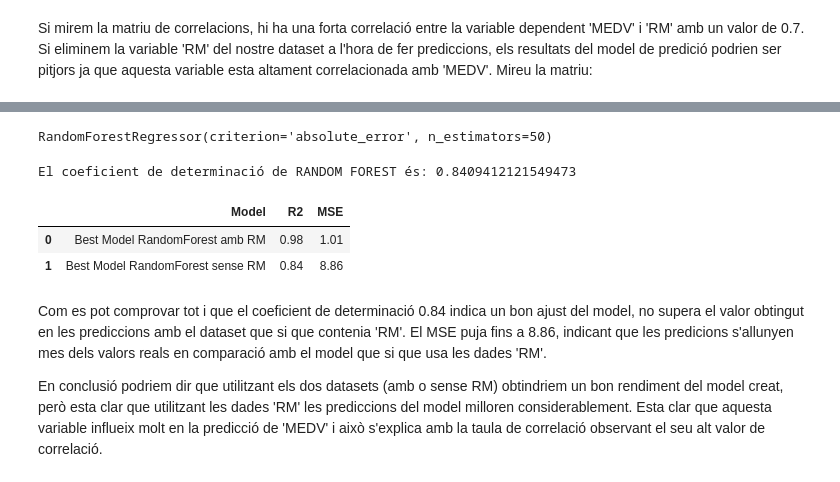
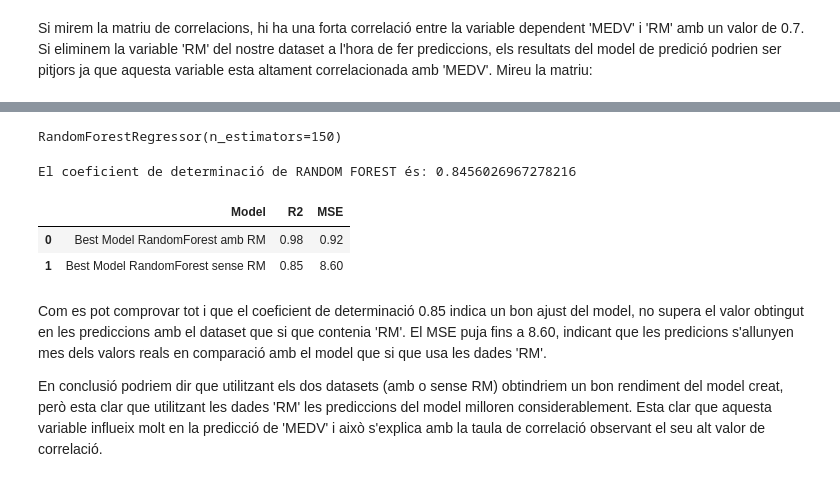
Before and after one commit to juliacasadevalldiaz/ML_regressions, a Jupyter notebook: Tasca M6 T01.ipynb, the cells around one changed output, grey strips where cells are left out. Cells and saved outputs as stored; diff of their text form; code cells hidden in the pictures.

```diff
--- a/Tasca M6 T01.ipynb
+++ b/Tasca M6 T01.ipynb
@@ -119,2 +102,17 @@ data.head(10)
-# %%
-data[["INDUS","NOX","AGE","RAD","TAX"]]=preprocessing.MinMaxScaler().fit_transform(data[["INDUS","NOX","AGE","RAD","TAX"]])
+# %%
+from sklearn.preprocessing import MinMaxScaler
+
+# Escalo les variables numériques
+scaler = MinMaxScaler()
+data[["INDUS", "NOX", "AGE", "RAD", "TAX"]] = scaler.fit_transform(data[["INDUS", "NOX", "AGE", "RAD", "TAX"]])
+
+# Creo variables dummy per a la columna "RAD"
+dummies = pd.get_dummies(data["RAD"], prefix="RAD", drop_first=True) # Afegeixo drop_first=True per evitar la multicolinealitat
+
+# Elimino la columna original "RAD"
+data.drop("RAD", axis=1, inplace=True)
+
+# Concateno les variables dummy al conjunt de dades
+data = pd.concat([data, dummies], axis=1)
+
+data.head(10)
@@ -272,7 +287,7 @@ parametres
 #Confirguro el Grid Search amb el model Random Forest i els parametres seleccionats
 GS_RF = GridSearchCV(RF, parametres)
 #Busqueda en quadricula utilitzant com a dades X i y per seleccionar la millor combinació de paràmetres
-GS_RF.fit(X.values, y.values.ravel())
+GS_RF.fit(X, y)
 # %% [output]
 GridSearchCV(estimator=RandomForestRegressor(),
              param_grid={'criterion': ['poisson', 'squared_error',
@@ -438,7 +458,7 @@ print(X_train2.shape, X_test2.shape, y_train2.shape, y_test2.shape)
 # Entreno el model (RF_best_model) amb les dades conjunt del training set
 RF_best_model.fit(X_train2.values, y_train2.values.ravel())
 # %% [output]
-RandomForestRegressor(criterion='absolute_error', n_estimators=50)
+RandomForestRegressor(n_estimators=150)
 # %%
 #Faig prediccions amb el conjunt proba (X_test) amb el model entrenat amb les nostres dades del conjunt train.
 RF_y_test_pred2 = RF_best_model.predict(X_test2)
@@ -447,22 +467,22 @@ RF_y_test_pred2 = RF_best_model.predict(X_test2)
 r2_RF2= r2_score(y_test2, RF_y_test_pred2 )
 print('El coeficient de determinació de RANDOM FOREST és:', r2_RF2)
 # %% [output]
-El coeficient de determinació de RANDOM FOREST és: 0.8409412121549473
+El coeficient de determinació de RANDOM FOREST és: 0.8456026967278216
 # %%
 #calculem el mse
 mse_random_forest_bestmodel2 = mean_squared_error(y_test2, RF_y_test_pred2)
 # %%
-df2 = pd.DataFrame(data = [["Best Model RandomForest amb RM",  r2_RF_bestmodel, mse_random_forest_bestmodel],["Best Model RandomForest sense RM", r2_RF2, mse_random_forest_bestmodel2]],
+df2 = pd.DataFrame(data = [["Best Model RandomForest amb RM", r2_RF_bestmodel, mse_random_forest_bestmodel],["Best Model RandomForest sense RM", r2_RF2, mse_random_forest_bestmodel2]],
                   columns = ["Model","R2","MSE"])
-df2["R2"] = df1["R2"].round(2)
-df2["MSE"] = df1["MSE"].round(2)
+df2["R2"] = df2["R2"].round(2)
+df2["MSE"] = df2["MSE"].round(2)
 df2
 # %% [output]
 |  | Model | R2 | MSE |
-| 0 | Best Model RandomForest amb RM | 0.98 | 1.01 |
-| 1 | Best Model RandomForest sense RM | 0.84 | 8.86 |
+| 0 | Best Model RandomForest amb RM | 0.98 | 0.92 |
+| 1 | Best Model RandomForest sense RM | 0.85 | 8.60 |
 # %% [markdown]
-Com es pot comprovar tot i que el coeficient de determinació 0.84 indica un bon ajust del model, no supera el valor obtingut en les prediccions amb el dataset que si que contenia 'RM'. El MSE puja fins a 8.86, indicant que les predicions s'allunyen mes dels valors reals en comparació amb el model que si que usa les dades 'RM'.
+Com es pot comprovar tot i que el coeficient de determinació 0.85 indica un bon ajust del model, no supera el valor obtingut en les prediccions amb el dataset que si que contenia 'RM'. El MSE puja fins a 8.60, indicant que les predicions s'allunyen mes dels valors reals en comparació amb el model que si que usa les dades 'RM'.
 
 En conclusió podriem dir que utilitzant els dos datasets (amb o sense RM) obtindriem un bon rendiment del model creat, però esta clar que utilitzant les dades 'RM' les prediccions del model milloren considerablement.
 Esta clar que aquesta variable influeix molt en la predicció de 'MEDV' i això s'explica amb la taula de correlació observant el seu alt valor de correlació.
```
Also changed, not shown: parts of 25 cells of this notebook.
